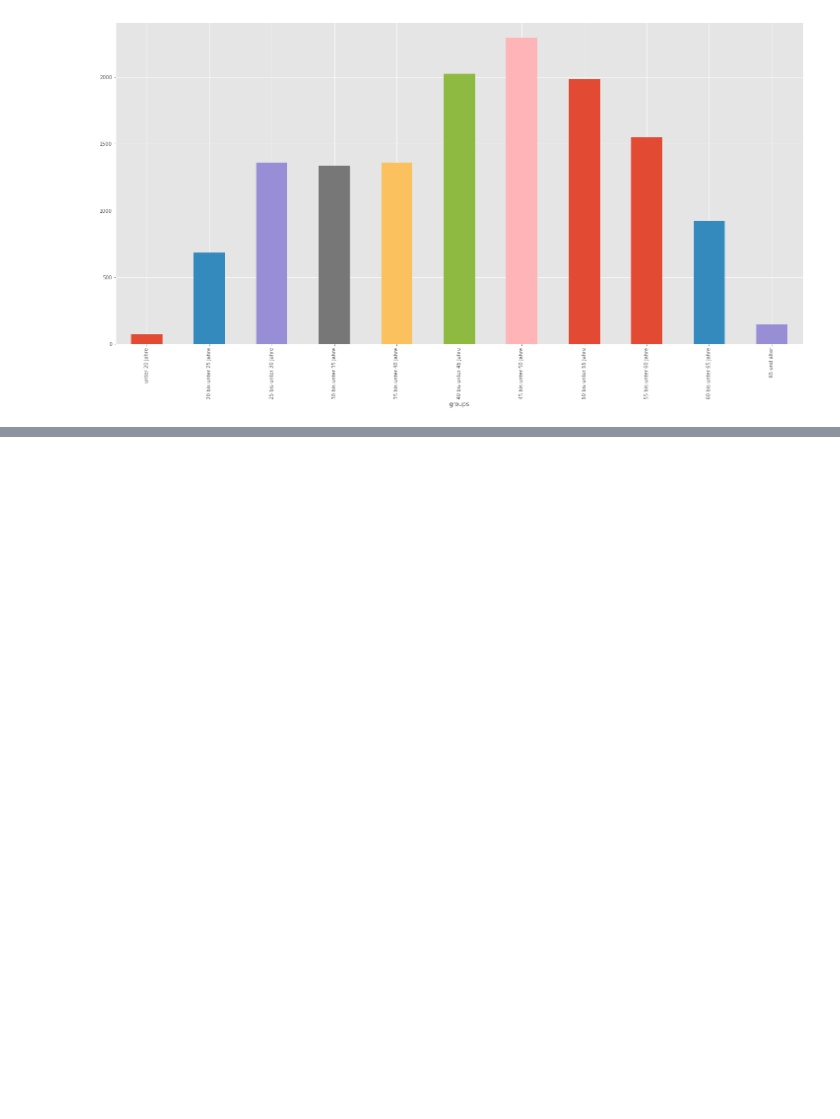
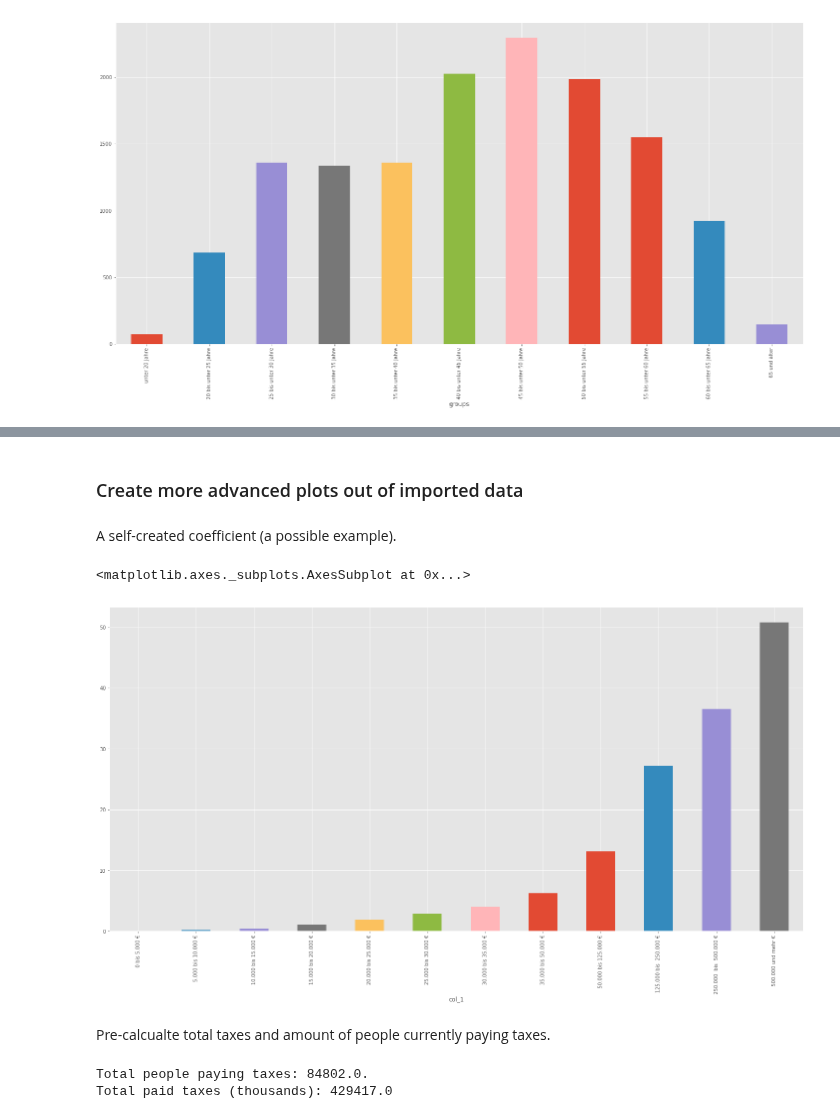
Before and after one commit to vdmitriyev/uol-data-analytics, a Jupyter notebook: python-pdf-tables/pdf-tables-converter-and-analysis.ipynb, the cells around one changed output, grey strips where cells are left out. Drawn from its saved outputs; the diff is of its cells as text; code cells hidden in the pictures; blank space fills up the shorter version.

```diff
--- a/python-pdf-tables/pdf-tables-converter-and-analysis.ipynb
+++ b/python-pdf-tables/pdf-tables-converter-and-analysis.ipynb
@@ -339,0 +377,22 @@ df_income.set_index('col_1')['col_2'].plot(kind='bar') # set_index to manipulate
+# %% [markdown]
+### Create more advanced plots out of imported data
+# %% [markdown]
+A self-created coefficient (a possible example).
+# %%
+#df_income
+df_income['tax_coefficient'] = df_income['col_6'] / df_income['col_2']
+df_income.set_index('col_1')['tax_coefficient'].plot(kind='bar') # set_index to manipulate x-axis
+# %% [output]
+<matplotlib.axes._subplots.AxesSubplot at 0x...>
+[figure, added]
+# %% [markdown]
+Pre-calcualte total taxes and amount of people currently paying taxes.
+# %%
+people_total = df_income['col_2'].sum()
+tax_total = df_income['col_6'].sum()
+
+print ('Total people paying taxes: {0}.'.format(people_total))
+print ('Total paid taxes (thousands): {0}'.format(tax_total))
+# %% [output]
+Total people paying taxes: 84802.0.
+Total paid taxes (thousands): 429417.0
```
Also changed, not shown: parts of 22 cells of this notebook.
